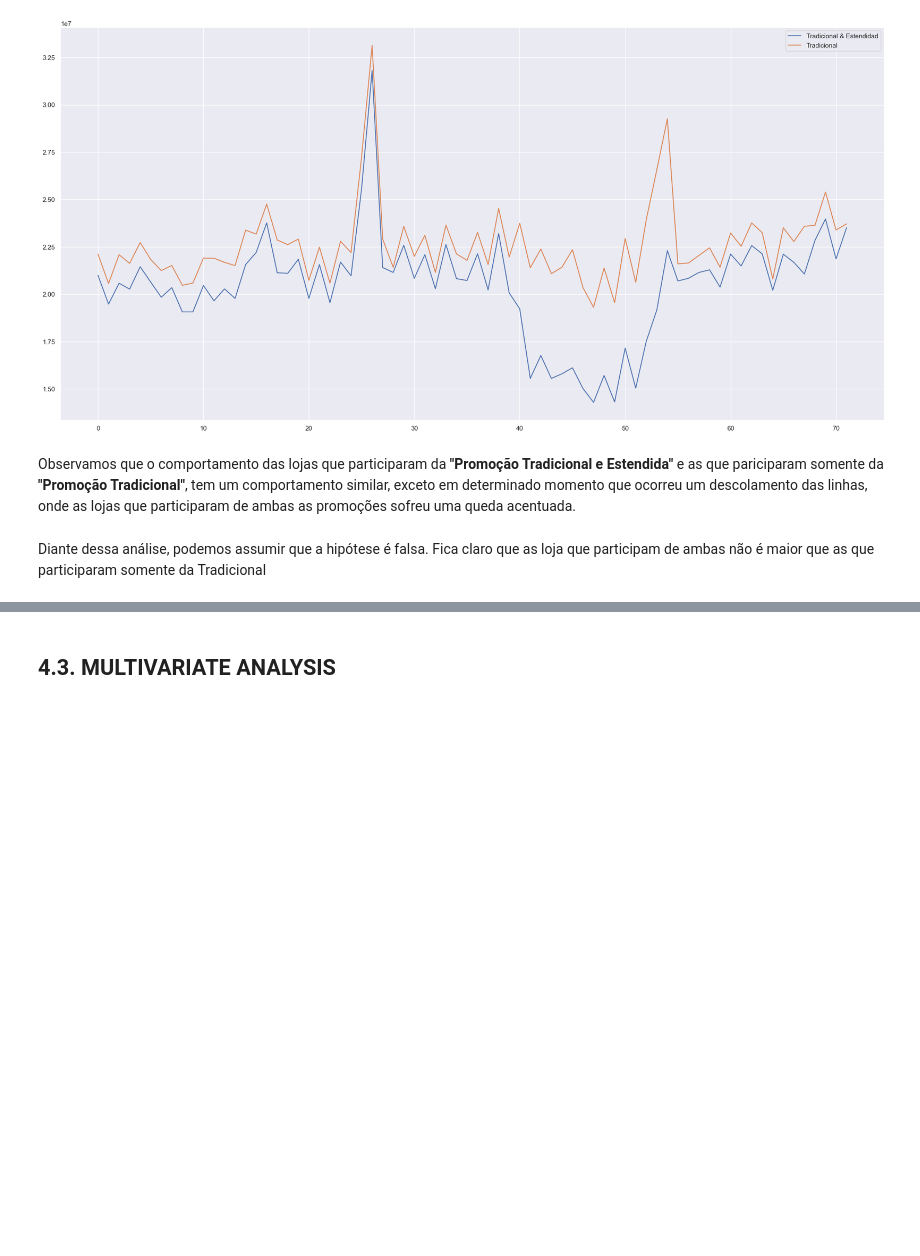
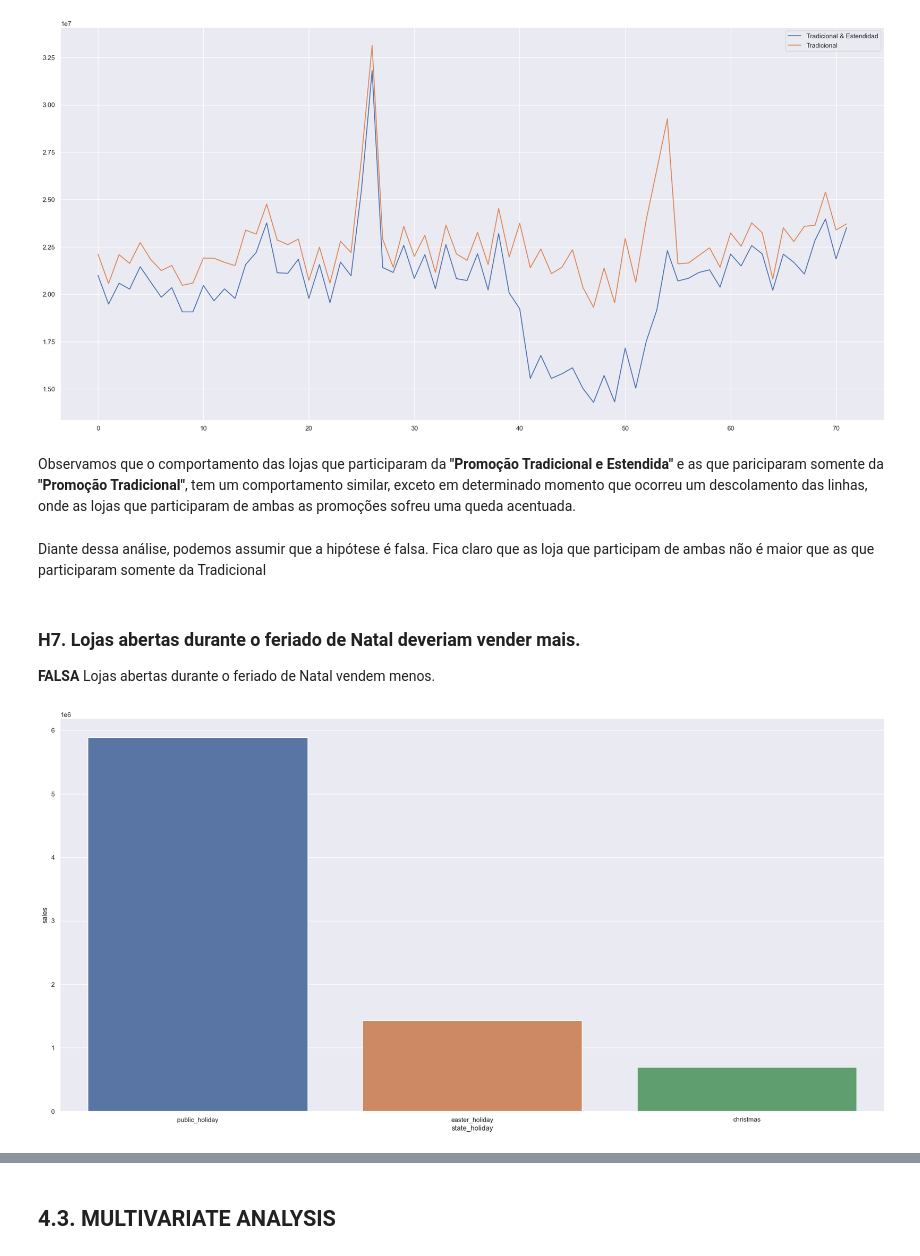
Before and after one commit to flsantos-ds/datascience_em_producao, a Jupyter notebook: m04_v01_store_sales_prediction.ipynb, the cells around one changed output, grey strips where cells are left out. Drawn from its saved outputs; the diff is of its cells as text; code cells hidden in the pictures; blank space fills up the shorter version.

```diff
--- a/m04_v01_store_sales_prediction.ipynb
+++ b/m04_v01_store_sales_prediction.ipynb
@@ -933,3 +933,19 @@ ax.legend(labels = ['Tradicional & Estendidad', 'Tradicional']);
 Observamos que o comportamento das lojas que participaram da **"Promoção Tradicional e Estendida"** e as que pariciparam somente da **"Promoção Tradicional"**, tem um comportamento similar, exceto em determinado momento que ocorreu um descolamento das linhas, onde as lojas que participaram de ambas as promoções sofreu uma queda acentuada.
 # %% [markdown]
 Diante dessa análise, podemos assumir que a hipótese é falsa. Fica claro que as loja que participam de ambas não é maior que as que participaram somente da Tradicional
+# %% [markdown]
+### **H7.** Lojas abertas durante o feriado de Natal deveriam vender mais.
+**FALSA** Lojas abertas durante o feriado de Natal vendem menos.
+# %%
+# As vendas nos dias regulares são maiores que as vendas nos feriados, por isso devemos remover os dias regulares, focando somente nos dias de feriados
+
+# Filtrar os dias diferente aos 'regular_day'
+aux = df4[df4['state_holiday'] != 'regular_day']
+
+# Agrupar os dados para análise
+aux1 = aux[['state_holiday', 'sales']].groupby('state_holiday').sum().reset_index().sort_values('sales', ascending = False)
+
+# Plotar o gráfico de barras
+sns.barplot(x = 'state_holiday', y = 'sales', data = aux1);
+# %% [output]
+[figure, added]
```
Also changed, not shown: parts of 54 cells of this notebook.
